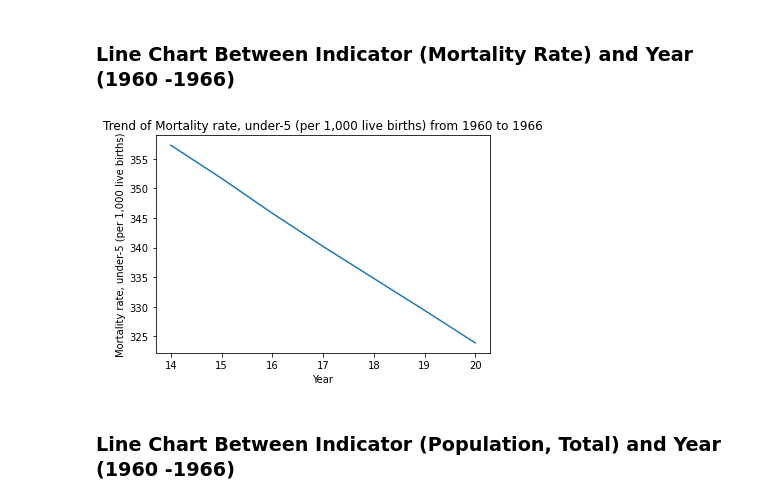
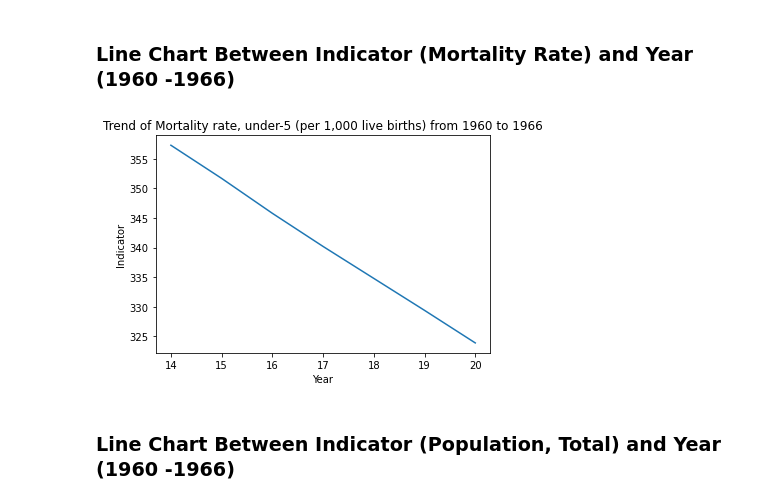
Before and after one commit to Zeeshan09875/Statistics-And-Trends-Updated, a Jupyter notebook: stats_and_trends.ipynb, the cells around one changed output. Drawn from its saved outputs; the diff is of its cells as text; code cells hidden in the pictures.

```diff
--- a/stats_and_trends.ipynb
+++ b/stats_and_trends.ipynb
@@ -90,21 +155,20 @@ plt.show()
 # %%
 # Load your dataset into a pandas DataFrame
 df = pd.read_csv("Dataset.csv")
 
 # Select the indicator you want to plot
 indicator = "Mortality rate, under-5 (per 1,000 live births)"
 
 # Extract the data for the indicator
 indicator_data = df.loc[df["Indicator Name"] == indicator, "1960":"1966"].values.flatten()
 
-# Create a line chart
 plt.plot(indicator_data)
 plt.xlabel("Year")
-plt.ylabel(indicator)
+plt.ylabel("Indicator")
 plt.title("Trend of " + indicator + " from 1960 to 1966")
 plt.show()
 # %% [output]
-[figure, old version]
+[figure, new version]
 # %% [markdown]
 ### Line Chart Between Indicator (Population, Total) and Year (1960 -1966)
 # %%
```
Also changed, not shown: parts of 14 cells of this notebook.
